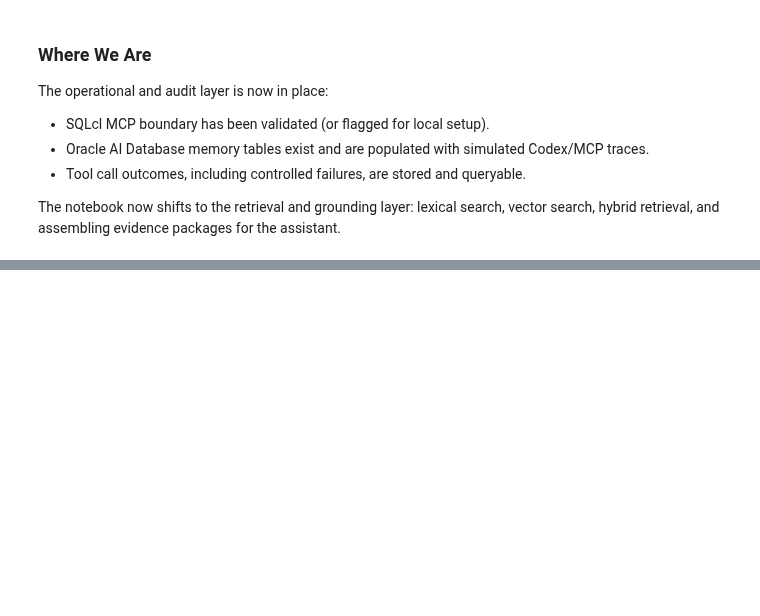
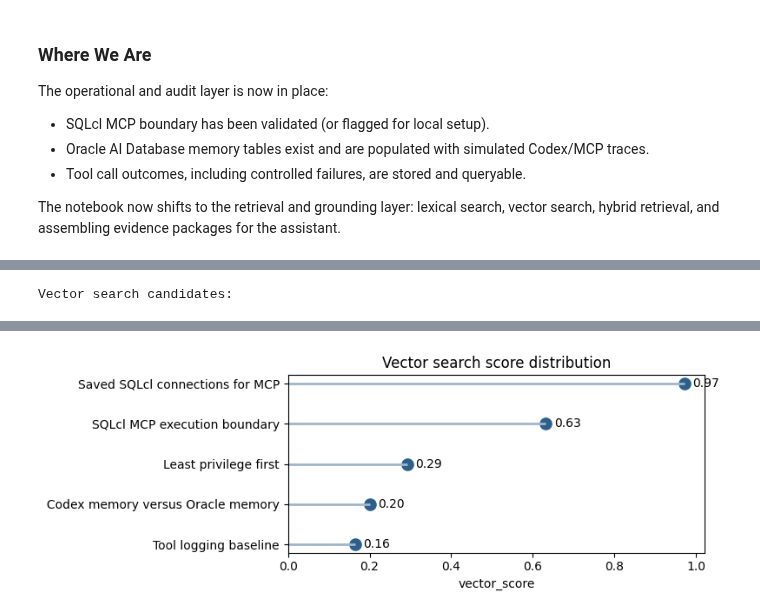
Before and after one commit to oracle-devrel/oracle-ai-developer-hub, a Jupyter notebook: notebooks/codex_mcp_oracle_ai_database_memory_langchain.ipynb, the cells around one changed output, grey strips where cells are left out. Cells and saved outputs as stored; diff of their text form; code cells hidden in the pictures; blank space fills up the shorter version.

```diff
--- a/notebooks/codex_mcp_oracle_ai_database_memory_langchain.ipynb
+++ b/notebooks/codex_mcp_oracle_ai_database_memory_langchain.ipynb
@@ -1217,0 +1575,61 @@ The notebook now shifts to the retrieval and grounding layer: lexical search, ve
+# %%
+def vector_search(query: str, tenant_id: str = "TENANT_A", top_k: int = 5) -> pd.DataFrame:
+    top_k = int(top_k)
+    query_vector = demo_embed(query)
+    query_vector_json = vector_to_json(query_vector)
+
+    if NATIVE_VECTOR_READY:
+        try:
+            return run_sql(f"""
+            SELECT
+                chunk_id,
+                tenant_id,
+                category,
+                title,
+                DBMS_LOB.SUBSTR(chunk_text, 500, 1) AS chunk_text,
+                VECTOR_DISTANCE(embedding_vector, TO_VECTOR(:query_vector), COSINE) AS vector_distance,
+                1 - VECTOR_DISTANCE(embedding_vector, TO_VECTOR(:query_vector), COSINE) AS vector_score
+            FROM codex_kb_chunks
+            WHERE tenant_id = :tenant_id
+            ORDER BY vector_distance
+            FETCH FIRST {top_k} ROWS ONLY
+            """, {"tenant_id": tenant_id, "query_vector": query_vector_json})
+        except Exception as exc:
+            print("Native vector search failed. Falling back to Python cosine search.")
+            connection.rollback()
+
+    rows = run_sql("""
+    SELECT
+        chunk_id,
+        tenant_id,
+        category,
+        title,
+        DBMS_LOB.SUBSTR(chunk_text, 500, 1) AS chunk_text,
+        embedding_json
+    FROM codex_kb_chunks
+    WHERE tenant_id = :tenant_id
+    """, {"tenant_id": tenant_id})
+
+    scored = []
+    for _, row in rows.iterrows():
+        stored_vector = parse_embedding(row["embedding_json"])
+        score = cosine_similarity(query_vector, stored_vector)
+        scored.append({
+            "chunk_id": row["chunk_id"],
+            "tenant_id": row["tenant_id"],
+            "category": row["category"],
+            "title": row["title"],
+            "chunk_text": row["chunk_text"],
+            "vector_distance": 1 - score,
+            "vector_score": score,
+        })
+
+    return pd.DataFrame(scored).sort_values("vector_score", ascending=False).head(top_k).reset_index(drop=True)
+
+
+semantic_results = vector_search("How should Codex use SQLcl MCP safely with saved connections and least privilege?", tenant_id="TENANT_A", top_k=5)
+print("Vector search candidates:")
+display_df(semantic_results)
+plot_vector_lollipop(semantic_results)
+# %% [output]
+Vector search candidates:
@@ -1217,0 +1642 @@ The notebook now shifts to the retrieval and grounding layer: lexical search, ve
+[figure, added]
```
Also changed, not shown: parts of 47 cells of this notebook.
